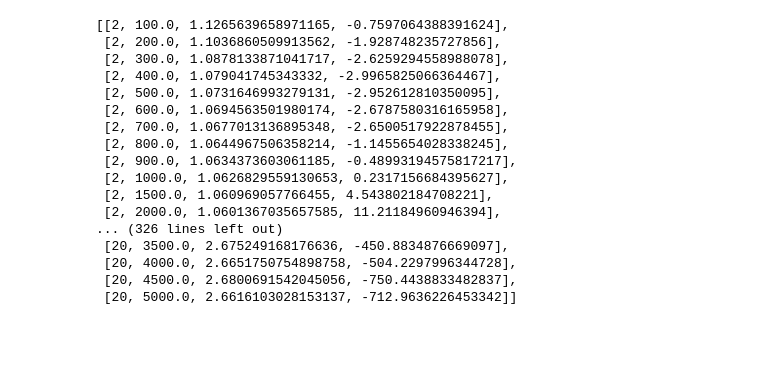
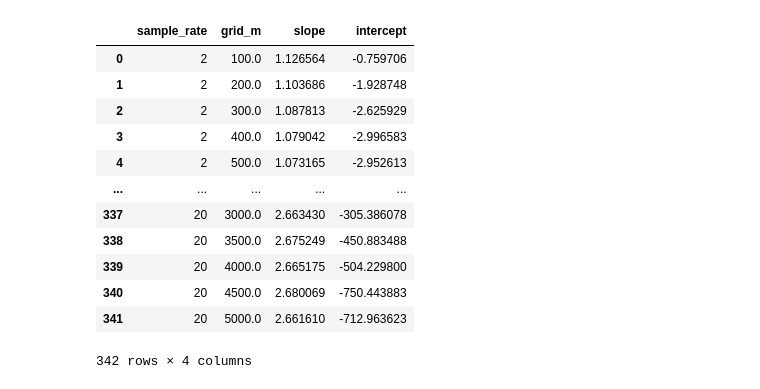
Before and after one commit to yongqi8753/kk_my_code, a Jupyter notebook: 线性模型.ipynb, the cells around one changed output. Cells and saved outputs as stored; diff of their text form; code cells hidden in the pictures; blank space fills up the shorter version.

```diff
--- a/线性模型.ipynb
+++ b/线性模型.ipynb
@@ -23,23 +39,3 @@ for sample_rate in range(2,21):
         model = sm.OLS(y, X,hasconst=True).fit()
         # 保存结果
         res_df.append([sample_rate,grid_m,model.params[1],model.params[0]]) # 分别为采样率、网格大小、斜率、截距
-# %%
-res_df
-# %% [output]
-[[2, 100.0, 1.1265639658971165, -0.7597064388391624],
- [2, 200.0, 1.1036860509913562, -1.928748235727856],
- [2, 300.0, 1.0878133871041717, -2.6259294558988078],
- [2, 400.0, 1.079041745343332, -2.9965825066364467],
- [2, 500.0, 1.0731646993279131, -2.952612810350095],
- [2, 600.0, 1.0694563501980174, -2.6787580316165958],
- [2, 700.0, 1.0677013136895348, -2.6500517922878455],
- [2, 800.0, 1.0644967506358214, -1.1455654028338245],
- [2, 900.0, 1.0634373603061185, -0.48993194575817217],
- [2, 1000.0, 1.0626829559130653, 0.2317156684395627],
- [2, 1500.0, 1.060969057766455, 4.543802184708221],
- [2, 2000.0, 1.0601367035657585, 11.21184960946394],
-... (326 lines left out)
- [20, 3500.0, 2.675249168176636, -450.8834876669097],
- [20, 4000.0, 2.6651750754898758, -504.2297996344728],
- [20, 4500.0, 2.6800691542045056, -750.4438833482837],
- [20, 5000.0, 2.6616103028153137, -712.9636226453342]]
@@ -45,0 +44,16 @@ res_df
+# %%
+df
+# %% [output]
+|  | sample_rate | grid_m | slope | intercept |
+| 0 | 2 | 100.0 | 1.126564 | -0.759706 |
+| 1 | 2 | 200.0 | 1.103686 | -1.928748 |
+| 2 | 2 | 300.0 | 1.087813 | -2.625929 |
+| 3 | 2 | 400.0 | 1.079042 | -2.996583 |
+| 4 | 2 | 500.0 | 1.073165 | -2.952613 |
+| ... | ... | ... | ... | ... |
+| 337 | 20 | 3000.0 | 2.663430 | -305.386078 |
+| 338 | 20 | 3500.0 | 2.675249 | -450.883488 |
+| 339 | 20 | 4000.0 | 2.665175 | -504.229800 |
+| 340 | 20 | 4500.0 | 2.680069 | -750.443883 |
+| 341 | 20 | 5000.0 | 2.661610 | -712.963623 |
+342 rows × 4 columns
```
Also changed, not shown: parts of 6 cells of this notebook.
